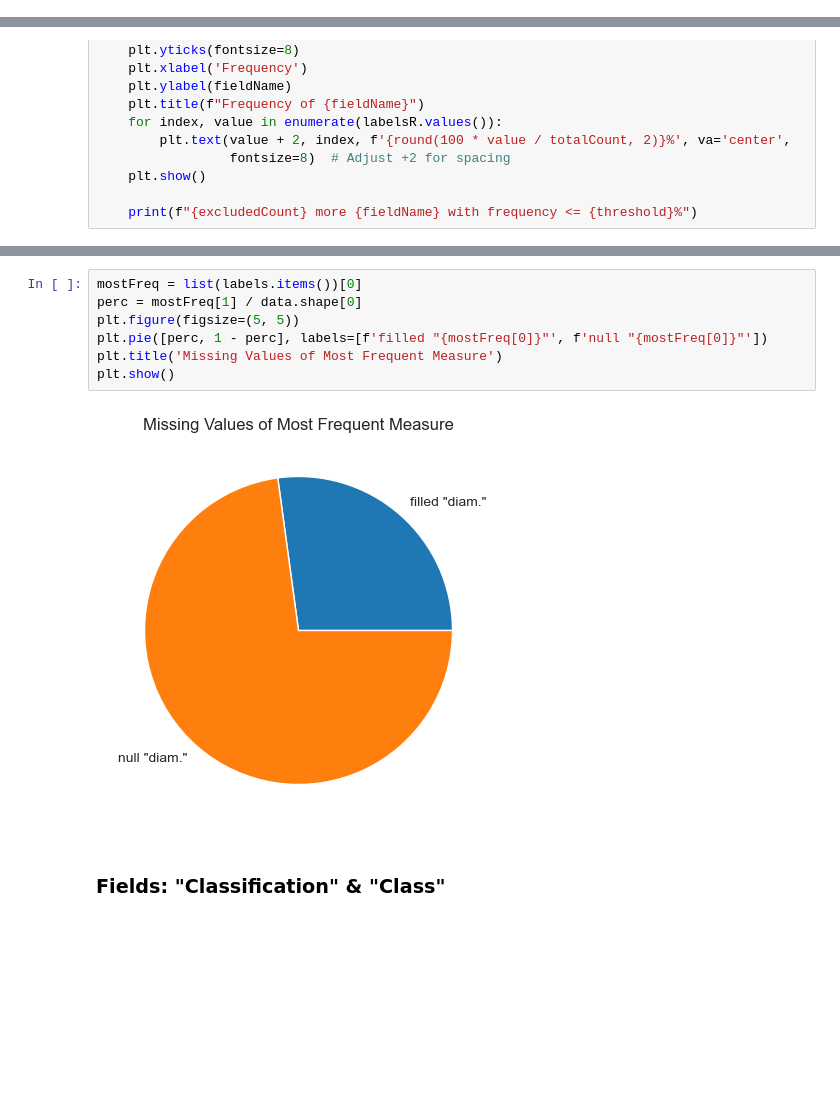
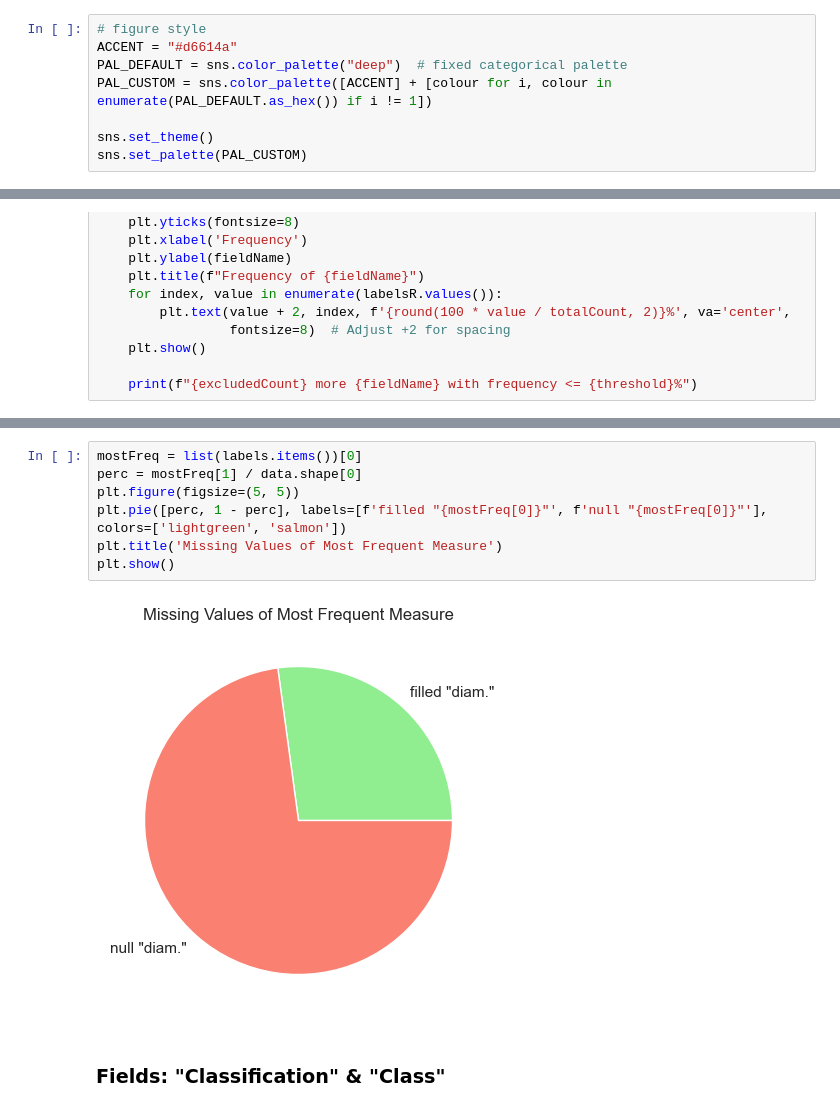
Before and after one commit to dimitris-kr/AgoraPottery, a Jupyter notebook: 01_data_handling/02_preprocessing.ipynb, the cells around one changed output, grey strips where cells are left out. Saved outputs shown, nothing was run; the diff lists cells and outputs as text; blank space fills up the shorter version.

Commit message:
02_preprocessing.ipynb: chart refresh

```diff
--- a/01_data_handling/02_preprocessing.ipynb
+++ b/01_data_handling/02_preprocessing.ipynb
@@ -15,6 +15,14 @@ from urllib.parse import quote
 from itertools import pairwise
 import textwrap
 from matplotlib.patches import FancyBboxPatch
+# %%
+# figure style
+ACCENT = "#d6614a"
+PAL_DEFAULT = sns.color_palette("deep")  # fixed categorical palette
+PAL_CUSTOM = sns.color_palette([ACCENT] + [colour for i, colour in enumerate(PAL_DEFAULT.as_hex()) if i != 1])
+
+sns.set_theme()
+sns.set_palette(PAL_CUSTOM)
 # %% [markdown]
 ### Working Directory Path
 # %%
@@ -165,12 +175,12 @@ frequencyBars(labels, 'Dimensions')
 # %%
 mostFreq = list(labels.items())[0]
 perc = mostFreq[1] / data.shape[0]
 plt.figure(figsize=(5, 5))
-plt.pie([perc, 1 - perc], labels=[f'filled "{mostFreq[0]}"', f'null "{mostFreq[0]}"'])
+plt.pie([perc, 1 - perc], labels=[f'filled "{mostFreq[0]}"', f'null "{mostFreq[0]}"'], colors=['lightgreen', 'salmon'])
 plt.title('Missing Values of Most Frequent Measure')
 plt.show()
 # %% [output]
-[figure, old version]
+[figure, new version]
 # %% [markdown]
 ### Fields: "Classification" & "Class"
 # %%
```
Also changed, not shown: parts of 23 cells of this notebook.
